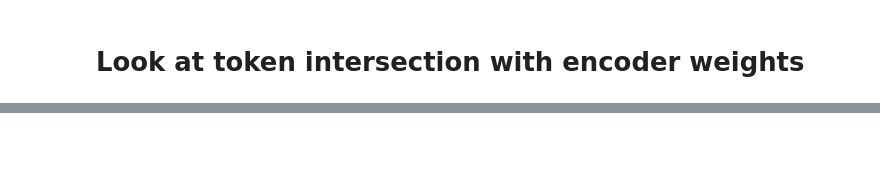
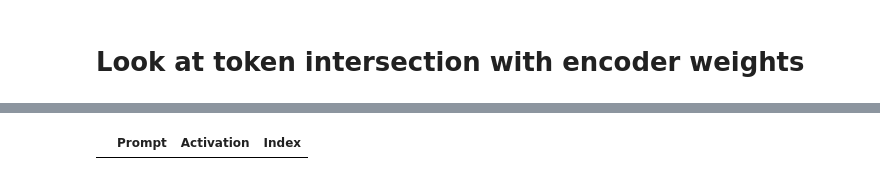
Before and after one commit to jbloomAus/sparse_autoencoder, a Jupyter notebook: dev/joseph.ipynb, the cells around one changed output, grey strips where cells are left out. Drawn from its saved outputs; the diff is of its cells as text; code cells hidden in the pictures; blank space fills up the shorter version.

```diff
--- a/dev/joseph.ipynb
+++ b/dev/joseph.ipynb
@@ -299,0 +395,4 @@ token_strings[:10]
+# %%
+results_df[results_df.Index == 196].sort_values("Activation", ascending=False).head(10)
+# %% [output]
+|  | Prompt | Activation | Index |
```
Also changed, not shown: parts of 31 cells of this notebook, 5 other files.
